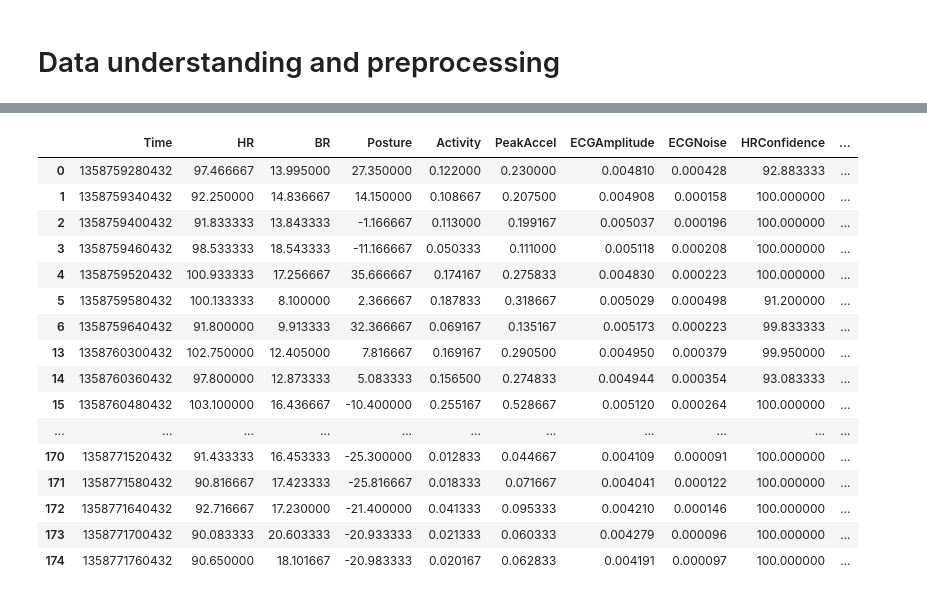
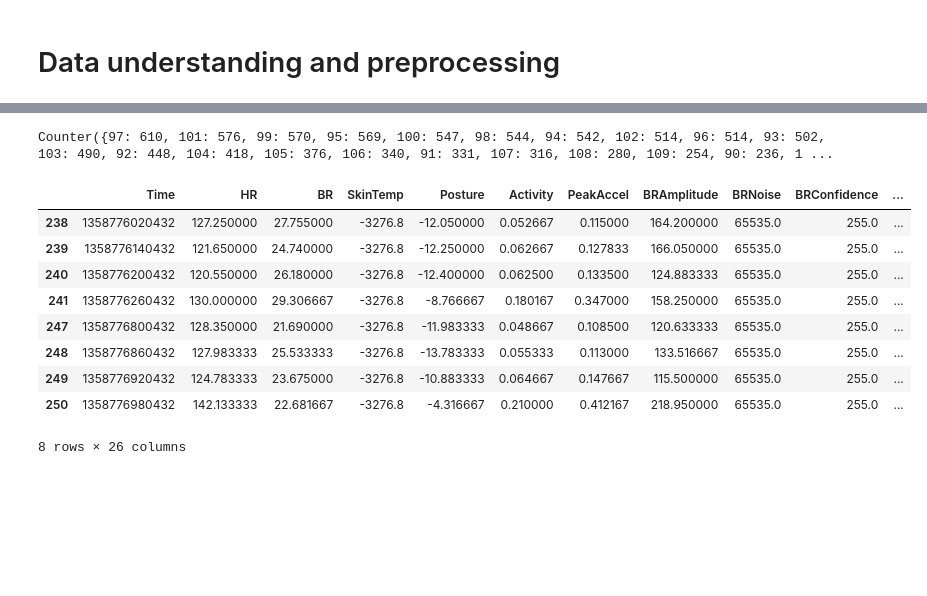
Before and after one commit to Kajzzer/Leren-Beslissen, a Jupyter notebook: Data_Understanding_Preprocessing.ipynb, the cells around one changed output, grey strips where cells are left out. Cells and saved outputs as stored; diff of their text form; code cells hidden in the pictures; blank space fills up the shorter version.

```diff
--- a/Data_Understanding_Preprocessing.ipynb
+++ b/Data_Understanding_Preprocessing.ipynb
@@ -221,0 +255,10 @@ Counter({0: 3, 1: 12279, 2: 891, 3: 2847})
+# %%
+'''
+Test block
+'''
+o = occurences(train_feat)
+
+#print
+print(o['HR'])
+# %% [output]
+Counter({97: 610, 101: 576, 99: 570, 95: 569, 100: 547, 98: 544, 94: 542, 102: 514, 96: 514, 93: 502, 103: 490, 92: 448, 104: 418, 105: 376, 106: 340, 91: 331, 107: 316, 108: 280, 109: 254, 90: 236, 1 ...
@@ -222,34 +278,33 @@ Counter({0: 3, 1: 12279, 2: 891, 3: 2847})
 # %%
-# get the indices of the labels that match the activity
-def get_indices(labels, activity):
-    return labels.index[labels['activity'] == activity].tolist()
-
-# get the data of a specific activity
+'''
+Get the data of a specific activity
+@param  pandas DataFrame    The data
+@param  pandas DataFrame    The labels
+@param  string              The activity
+@return pandas DataFrame    The data that match the activity
+'''
 def data_of_activity(data, labels, activity):
 
-    # get the indices of the labels of the activity
+    # get the indices of the labels that match the activity
     indices = get_indices(labels, activity)
 
     # get the data of the indices
     return data.iloc[indices]
-
-# test
-data_of_activity(train_feat_average, train_label, "sitting")
-# %% [output]
-|  | Time | HR | BR | Posture | Activity | PeakAccel | ECGAmplitude | ECGNoise | HRConfidence | ... |
-| 0 | 1358759280432 | 97.466667 | 13.995000 | 27.350000 | 0.122000 | 0.230000 | 0.004810 | 0.000428 | 92.883333 | ... |
-| 1 | 1358759340432 | 92.250000 | 14.836667 | 14.150000 | 0.108667 | 0.207500 | 0.004908 | 0.000158 | 100.000000 | ... |
-| 2 | 1358759400432 | 91.833333 | 13.843333 | -1.166667 | 0.113000 | 0.199167 | 0.005037 | 0.000196 | 100.000000 | ... |
-| 3 | 1358759460432 | 98.533333 | 18.543333 | -11.166667 | 0.050333 | 0.111000 | 0.005118 | 0.000208 | 100.000000 | ... |
-| 4 | 1358759520432 | 100.933333 | 17.256667 | 35.666667 | 0.174167 | 0.275833 | 0.004830 | 0.000223 | 100.000000 | ... |
-| 5 | 1358759580432 | 100.133333 | 8.100000 | 2.366667 | 0.187833 | 0.318667 | 0.005029 | 0.000498 | 91.200000 | ... |
-| 6 | 1358759640432 | 91.800000 | 9.913333 | 32.366667 | 0.069167 | 0.135167 | 0.005173 | 0.000223 | 99.833333 | ... |
-| 13 | 1358760300432 | 102.750000 | 12.405000 | 7.816667 | 0.169167 | 0.290500 | 0.004950 | 0.000379 | 99.950000 | ... |
-| 14 | 1358760360432 | 97.800000 | 12.873333 | 5.083333 | 0.156500 | 0.274833 | 0.004944 | 0.000354 | 93.083333 | ... |
-| 15 | 1358760480432 | 103.100000 | 16.436667 | -10.400000 | 0.255167 | 0.528667 | 0.005120 | 0.000264 | 100.000000 | ... |
-| ... | ... | ... | ... | ... | ... | ... | ... | ... | ... | ... |
-| 170 | 1358771520432 | 91.433333 | 16.453333 | -25.300000 | 0.012833 | 0.044667 | 0.004109 | 0.000091 | 100.000000 | ... |
-| 171 | 1358771580432 | 90.816667 | 17.423333 | -25.816667 | 0.018333 | 0.071667 | 0.004041 | 0.000122 | 100.000000 | ... |
-| 172 | 1358771640432 | 92.716667 | 17.230000 | -21.400000 | 0.041333 | 0.095333 | 0.004210 | 0.000146 | 100.000000 | ... |
-| 173 | 1358771700432 | 90.083333 | 20.603333 | -20.933333 | 0.021333 | 0.060333 | 0.004279 | 0.000096 | 100.000000 | ... |
-| 174 | 1358771760432 | 90.650000 | 18.101667 | -20.983333 | 0.020167 | 0.062833 | 0.004191 | 0.000097 | 100.000000 | ... |
+# %%
+'''
+Test block
+'''
+
+# print the data of the towlift entries
+data_of_activity(train_feat_average, train_label, "towlift")
+# %% [output]
+|  | Time | HR | BR | SkinTemp | Posture | Activity | PeakAccel | BRAmplitude | BRNoise | BRConfidence | ... |
+| 238 | 1358776020432 | 127.250000 | 27.755000 | -3276.8 | -12.050000 | 0.052667 | 0.115000 | 164.200000 | 65535.0 | 255.0 | ... |
+| 239 | 1358776140432 | 121.650000 | 24.740000 | -3276.8 | -12.250000 | 0.062667 | 0.127833 | 166.050000 | 65535.0 | 255.0 | ... |
+| 240 | 1358776200432 | 120.550000 | 26.180000 | -3276.8 | -12.400000 | 0.062500 | 0.133500 | 124.883333 | 65535.0 | 255.0 | ... |
+| 241 | 1358776260432 | 130.000000 | 29.306667 | -3276.8 | -8.766667 | 0.180167 | 0.347000 | 158.250000 | 65535.0 | 255.0 | ... |
+| 247 | 1358776800432 | 128.350000 | 21.690000 | -3276.8 | -11.983333 | 0.048667 | 0.108500 | 120.633333 | 65535.0 | 255.0 | ... |
+| 248 | 1358776860432 | 127.983333 | 25.533333 | -3276.8 | -13.783333 | 0.055333 | 0.113000 | 133.516667 | 65535.0 | 255.0 | ... |
+| 249 | 1358776920432 | 124.783333 | 23.675000 | -3276.8 | -10.883333 | 0.064667 | 0.147667 | 115.500000 | 65535.0 | 255.0 | ... |
+| 250 | 1358776980432 | 142.133333 | 22.681667 | -3276.8 | -4.316667 | 0.210000 | 0.412167 | 218.950000 | 65535.0 | 255.0 | ... |
+8 rows × 26 columns
```
Also changed, not shown: parts of 21 cells of this notebook, 2 other files.
